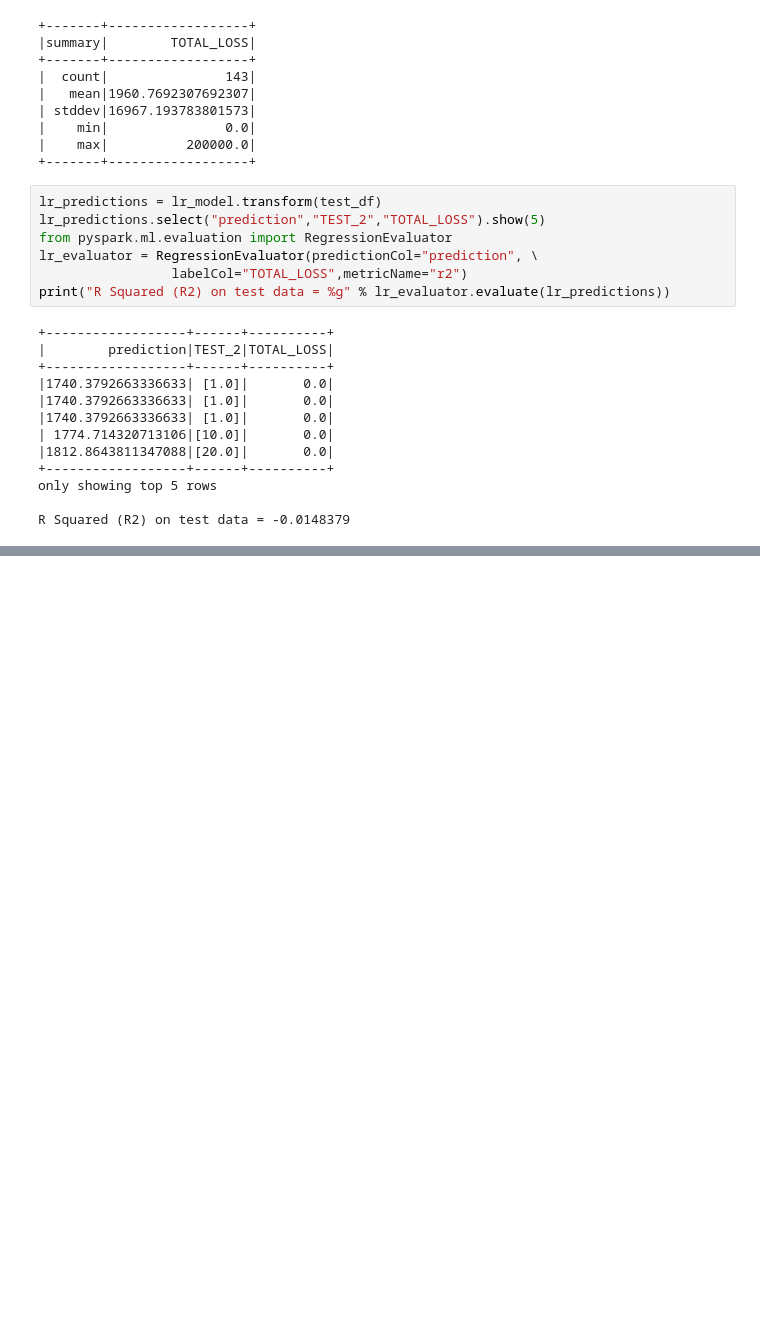
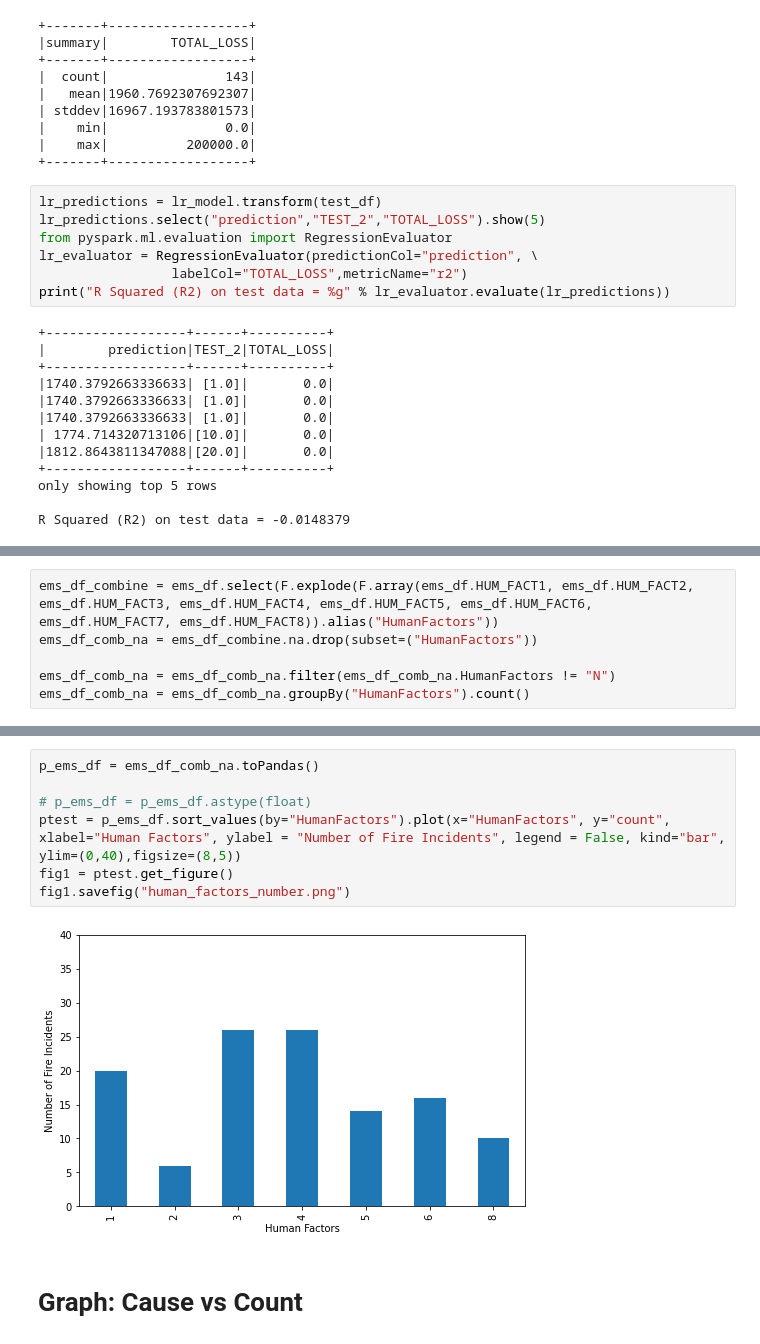
Before and after one commit to abhiman23897/fire-hazard-analytics, a Jupyter notebook: analysis.ipynb, the cells around one changed output, grey strips where cells are left out. Saved outputs shown, nothing was run; the diff lists cells and outputs as text; blank space fills up the shorter version.

```diff
--- a/analysis.ipynb
+++ b/analysis.ipynb
@@ -359,0 +582,6 @@ R Squared (R2) on test data = -0.0148379
+# %%
+ems_df_combine = ems_df.select(F.explode(F.array(ems_df.HUM_FACT1, ems_df.HUM_FACT2, ems_df.HUM_FACT3, ems_df.HUM_FACT4, ems_df.HUM_FACT5, ems_df.HUM_FACT6, ems_df.HUM_FACT7, ems_df.HUM_FACT8)).alias("HumanFactors"))
+ems_df_comb_na = ems_df_combine.na.drop(subset=("HumanFactors"))
+
+ems_df_comb_na = ems_df_comb_na.filter(ems_df_comb_na.HumanFactors != "N")
+ems_df_comb_na = ems_df_comb_na.groupBy("HumanFactors").count()
@@ -359,0 +600,11 @@ R Squared (R2) on test data = -0.0148379
+# %%
+p_ems_df = ems_df_comb_na.toPandas()
+
+# p_ems_df = p_ems_df.astype(float)
+ptest = p_ems_df.sort_values(by="HumanFactors").plot(x="HumanFactors", y="count", xlabel="Human Factors", ylabel = "Number of Fire Incidents", legend = False, kind="bar", ylim=(0,40),figsize=(8,5))
+fig1 = ptest.get_figure()
+fig1.savefig("human_factors_number.png")
+# %% [output]
+[figure, added]
+# %% [markdown]
+# Graph: Cause vs Count
```
Also changed, not shown: parts of 31 cells of this notebook, 2 other files.
